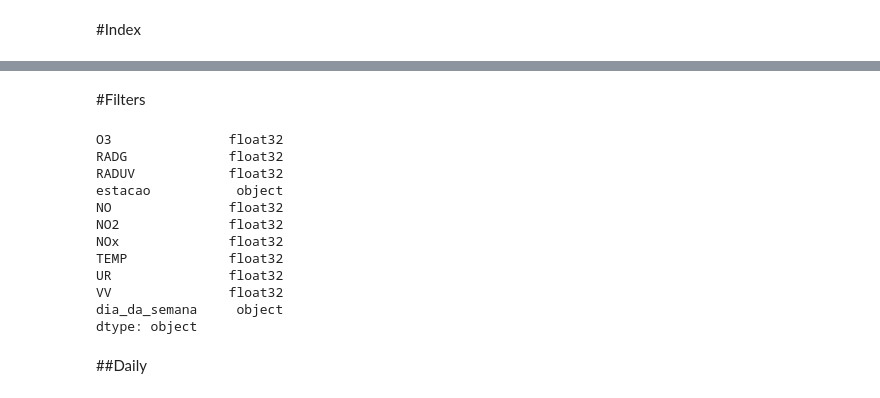
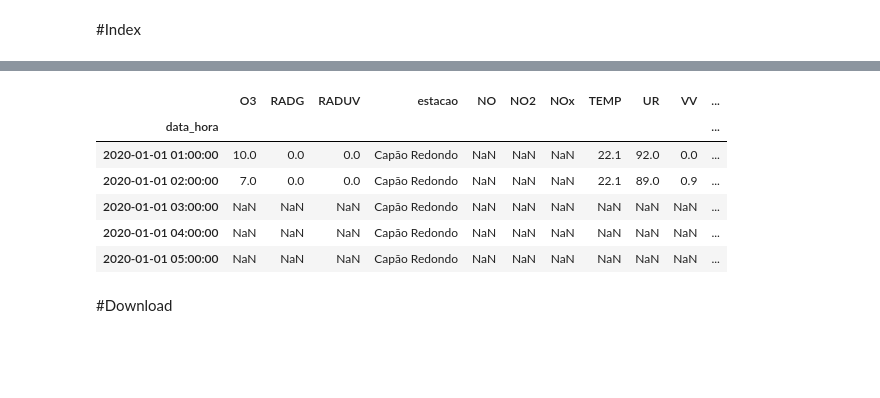
Before and after one commit to antoniogss/air_quality, a Jupyter notebook: db_preparation.ipynb, the cells around one changed output, grey strips where cells are left out. Saved outputs shown, nothing was run; the diff lists cells and outputs as text; code cells hidden in the pictures; blank space fills up the shorter version.

```diff
--- a/db_preparation.ipynb
+++ b/db_preparation.ipynb
@@ -397,21 +393,12 @@ df.head()
 # %%
-# df['2020'].head()
+df['2020'].head()
+# %% [output]
+|  | O3 | RADG | RADUV | estacao | NO | NO2 | NOx | TEMP | UR | VV | ... |
+| data_hora |  |  |  |  |  |  |  |  |  |  | ... |
+| 2020-01-01 01:00:00 | 10.0 | 0.0 | 0.0 | Capão Redondo | NaN | NaN | NaN | 22.1 | 92.0 | 0.0 | ... |
+| 2020-01-01 02:00:00 | 7.0 | 0.0 | 0.0 | Capão Redondo | NaN | NaN | NaN | 22.1 | 89.0 | 0.9 | ... |
+| 2020-01-01 03:00:00 | NaN | NaN | NaN | Capão Redondo | NaN | NaN | NaN | NaN | NaN | NaN | ... |
+| 2020-01-01 04:00:00 | NaN | NaN | NaN | Capão Redondo | NaN | NaN | NaN | NaN | NaN | NaN | ... |
+| 2020-01-01 05:00:00 | NaN | NaN | NaN | Capão Redondo | NaN | NaN | NaN | NaN | NaN | NaN | ... |
 # %% [markdown]
-#Filters
+#Download
-# %%
-df.dtypes
-# %% [output]
-O3               float32
-RADG             float32
-RADUV            float32
-estacao           object
-NO               float32
-NO2              float32
-NOx              float32
-TEMP             float32
-UR               float32
-VV               float32
-dia_da_semana     object
-dtype: object
-# %% [markdown]
-##Daily
```
Also changed, not shown: parts of 16 cells of this notebook.
